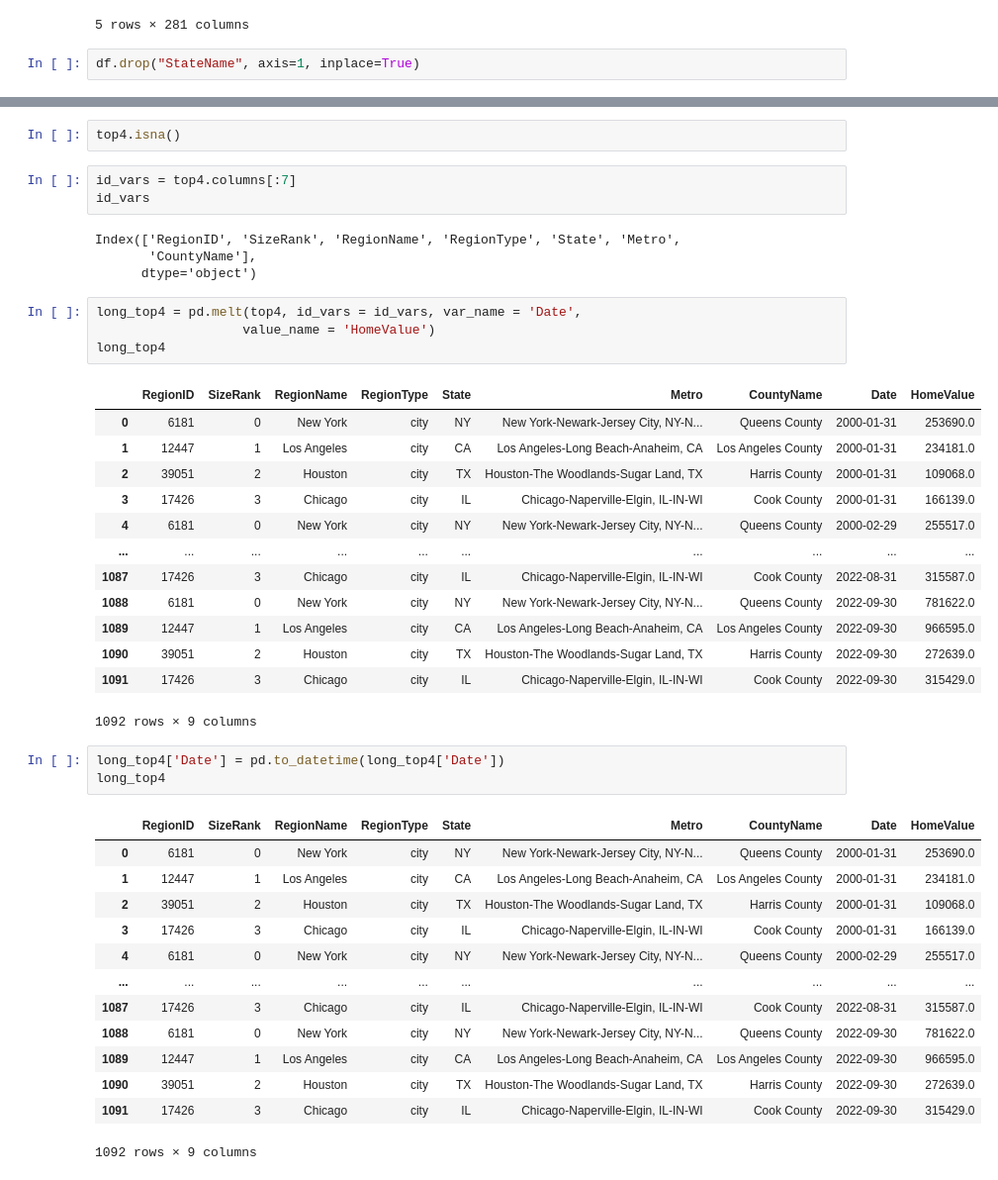
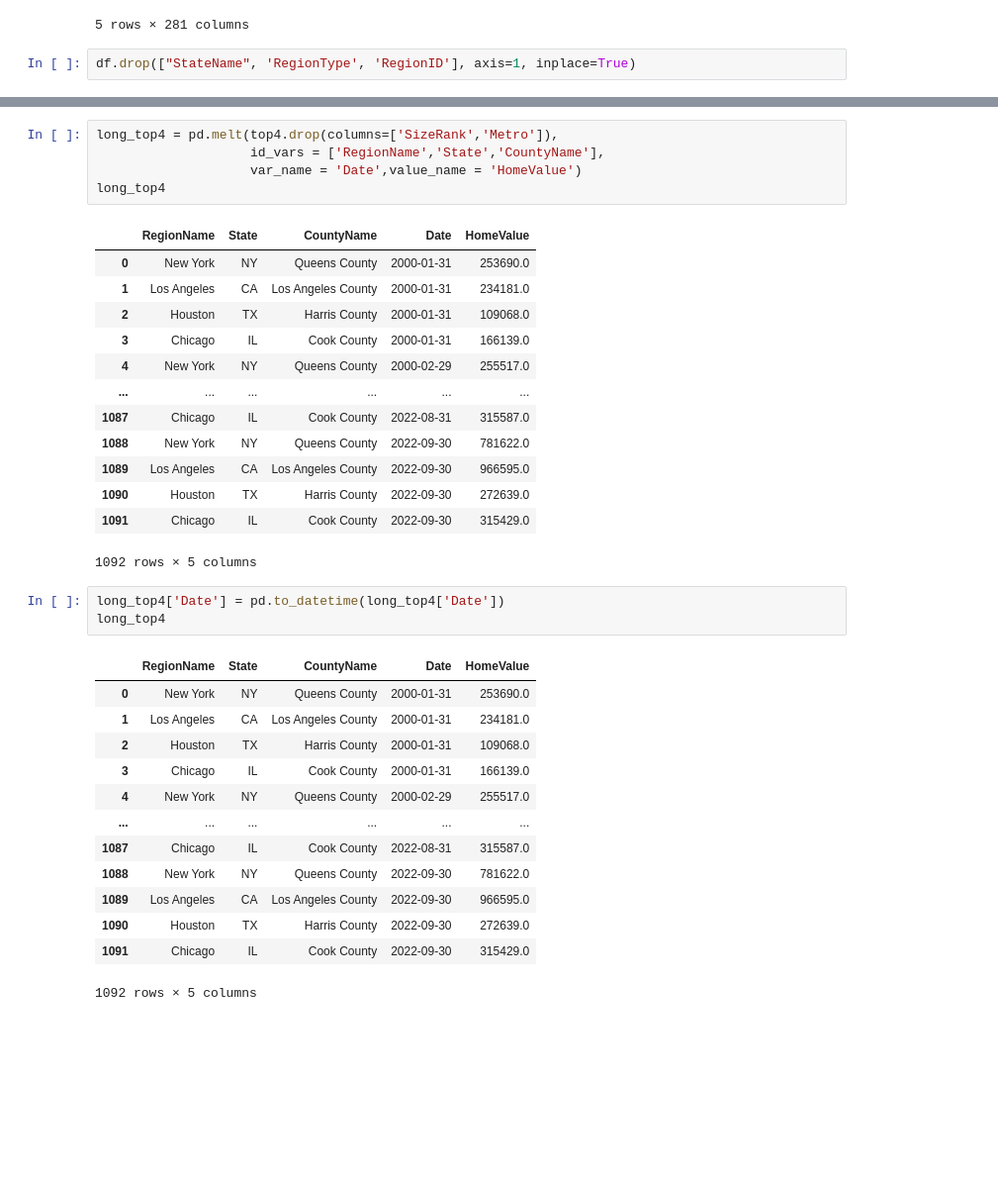
Before and after one commit to pmontecinos23/Time-Series, a Jupyter notebook: Time Series from Wide-Form Data.ipynb, the cells around one changed output, grey strips where cells are left out. Shown at 99% size. Saved outputs shown, nothing was run; the diff lists cells and outputs as text; blank space fills up the shorter version.

```diff
--- a/Time Series from Wide-Form Data.ipynb
+++ b/Time Series from Wide-Form Data.ipynb
@@ -18,7 +18,7 @@ df.head()
 | 4 | 6915 | 4 | San Antonio | city | TX | TX | San Antonio-New Braunfels, TX | Bexar County | 114794.0 | ... |
 5 rows × 281 columns
 # %%
-df.drop("StateName", axis=1, inplace=True)
+df.drop(["StateName", 'RegionType', 'RegionID'], axis=1, inplace=True)
 # %%
 # Filter top 4 largest cities into new df
 top4 = df[df['SizeRank'].isin([0, 1, 2, 3])]
@@ -33,47 +33,39 @@ top4
-# %%
-top4.isna()
-# %%
-id_vars = top4.columns[:7]
-id_vars
-# %% [output]
-Index(['RegionID', 'SizeRank', 'RegionName', 'RegionType', 'State', 'Metro',
-       'CountyName'],
-      dtype='object')
 # %%
-long_top4 = pd.melt(top4, id_vars = id_vars, var_name = 'Date',
-                   value_name = 'HomeValue')
+long_top4 = pd.melt(top4.drop(columns=['SizeRank','Metro']),
+                    id_vars = ['RegionName','State','CountyName'],
+                    var_name = 'Date',value_name = 'HomeValue')
 long_top4
 # %% [output]
-|  | RegionID | SizeRank | RegionName | RegionType | State | Metro | CountyName | Date | HomeValue |
-| 0 | 6181 | 0 | New York | city | NY | New York-Newark-Jersey City, NY-N... | Queens County | 2000-01-31 | 253690.0 |
-| 1 | 12447 | 1 | Los Angeles | city | CA | Los Angeles-Long Beach-Anaheim, CA | Los Angeles County | 2000-01-31 | 234181.0 |
-| 2 | 39051 | 2 | Houston | city | TX | Houston-The Woodlands-Sugar Land, TX | Harris County | 2000-01-31 | 109068.0 |
-| 3 | 17426 | 3 | Chicago | city | IL | Chicago-Naperville-Elgin, IL-IN-WI | Cook County | 2000-01-31 | 166139.0 |
-| 4 | 6181 | 0 | New York | city | NY | New York-Newark-Jersey City, NY-N... | Queens County | 2000-02-29 | 255517.0 |
-| ... | ... | ... | ... | ... | ... | ... | ... | ... | ... |
-| 1087 | 17426 | 3 | Chicago | city | IL | Chicago-Naperville-Elgin, IL-IN-WI | Cook County | 2022-08-31 | 315587.0 |
-| 1088 | 6181 | 0 | New York | city | NY | New York-Newark-Jersey City, NY-N... | Queens County | 2022-09-30 | 781622.0 |
-| 1089 | 12447 | 1 | Los Angeles | city | CA | Los Angeles-Long Beach-Anaheim, CA | Los Angeles County | 2022-09-30 | 966595.0 |
-| 1090 | 39051 | 2 | Houston | city | TX | Houston-The Woodlands-Sugar Land, TX | Harris County | 2022-09-30 | 272639.0 |
-| 1091 | 17426 | 3 | Chicago | city | IL | Chicago-Naperville-Elgin, IL-IN-WI | Cook County | 2022-09-30 | 315429.0 |
+|  | RegionName | State | CountyName | Date | HomeValue |
+| 0 | New York | NY | Queens County | 2000-01-31 | 253690.0 |
+| 1 | Los Angeles | CA | Los Angeles County | 2000-01-31 | 234181.0 |
+| 2 | Houston | TX | Harris County | 2000-01-31 | 109068.0 |
+| 3 | Chicago | IL | Cook County | 2000-01-31 | 166139.0 |
+| 4 | New York | NY | Queens County | 2000-02-29 | 255517.0 |
+| ... | ... | ... | ... | ... | ... |
+| 1087 | Chicago | IL | Cook County | 2022-08-31 | 315587.0 |
+| 1088 | New York | NY | Queens County | 2022-09-30 | 781622.0 |
+| 1089 | Los Angeles | CA | Los Angeles County | 2022-09-30 | 966595.0 |
+| 1090 | Houston | TX | Harris County | 2022-09-30 | 272639.0 |
+| 1091 | Chicago | IL | Cook County | 2022-09-30 | 315429.0 |
-1092 rows × 9 columns
+1092 rows × 5 columns
 # %%
 long_top4['Date'] = pd.to_datetime(long_top4['Date'])
 long_top4
 # %% [output]
-|  | RegionID | SizeRank | RegionName | RegionType | State | Metro | CountyName | Date | HomeValue |
-| 0 | 6181 | 0 | New York | city | NY | New York-Newark-Jersey City, NY-N... | Queens County | 2000-01-31 | 253690.0 |
-| 1 | 12447 | 1 | Los Angeles | city | CA | Los Angeles-Long Beach-Anaheim, CA | Los Angeles County | 2000-01-31 | 234181.0 |
-| 2 | 39051 | 2 | Houston | city | TX | Houston-The Woodlands-Sugar Land, TX | Harris County | 2000-01-31 | 109068.0 |
-| 3 | 17426 | 3 | Chicago | city | IL | Chicago-Naperville-Elgin, IL-IN-WI | Cook County | 2000-01-31 | 166139.0 |
-| 4 | 6181 | 0 | New York | city | NY | New York-Newark-Jersey City, NY-N... | Queens County | 2000-02-29 | 255517.0 |
-| ... | ... | ... | ... | ... | ... | ... | ... | ... | ... |
-| 1087 | 17426 | 3 | Chicago | city | IL | Chicago-Naperville-Elgin, IL-IN-WI | Cook County | 2022-08-31 | 315587.0 |
-| 1088 | 6181 | 0 | New York | city | NY | New York-Newark-Jersey City, NY-N... | Queens County | 2022-09-30 | 781622.0 |
-| 1089 | 12447 | 1 | Los Angeles | city | CA | Los Angeles-Long Beach-Anaheim, CA | Los Angeles County | 2022-09-30 | 966595.0 |
-| 1090 | 39051 | 2 | Houston | city | TX | Houston-The Woodlands-Sugar Land, TX | Harris County | 2022-09-30 | 272639.0 |
-| 1091 | 17426 | 3 | Chicago | city | IL | Chicago-Naperville-Elgin, IL-IN-WI | Cook County | 2022-09-30 | 315429.0 |
+|  | RegionName | State | CountyName | Date | HomeValue |
+| 0 | New York | NY | Queens County | 2000-01-31 | 253690.0 |
+| 1 | Los Angeles | CA | Los Angeles County | 2000-01-31 | 234181.0 |
+| 2 | Houston | TX | Harris County | 2000-01-31 | 109068.0 |
+| 3 | Chicago | IL | Cook County | 2000-01-31 | 166139.0 |
+| 4 | New York | NY | Queens County | 2000-02-29 | 255517.0 |
+| ... | ... | ... | ... | ... | ... |
+| 1087 | Chicago | IL | Cook County | 2022-08-31 | 315587.0 |
+| 1088 | New York | NY | Queens County | 2022-09-30 | 781622.0 |
+| 1089 | Los Angeles | CA | Los Angeles County | 2022-09-30 | 966595.0 |
+| 1090 | Houston | TX | Harris County | 2022-09-30 | 272639.0 |
+| 1091 | Chicago | IL | Cook County | 2022-09-30 | 315429.0 |
-1092 rows × 9 columns
+1092 rows × 5 columns
 # %%
 long_top4 = long_top4.set_index('Date')
 long_top4
```
Also changed, not shown: parts of 16 cells of this notebook.
